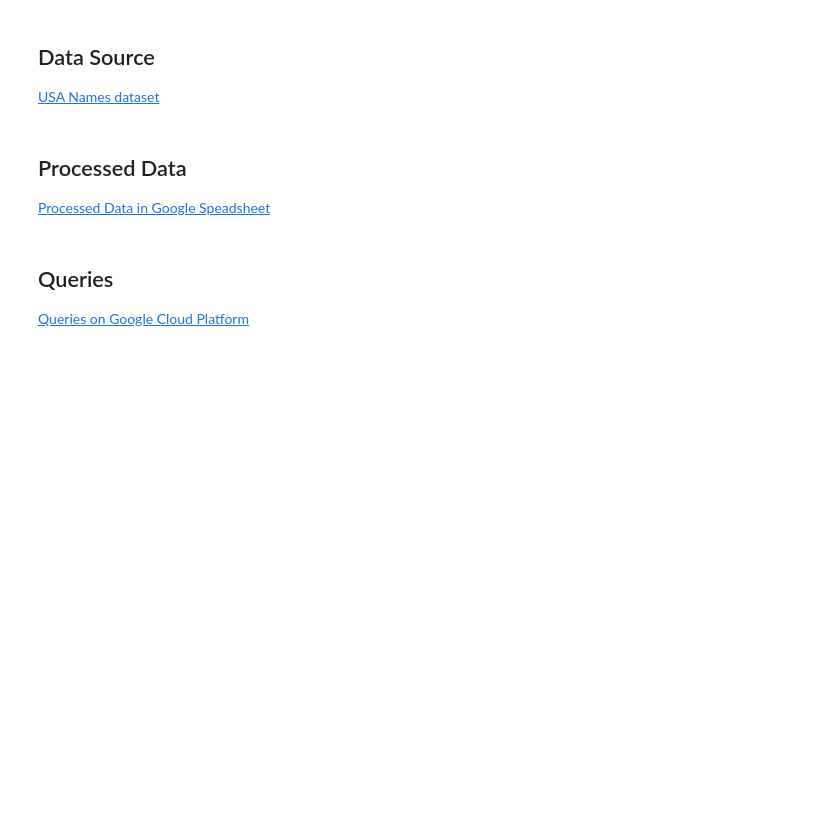
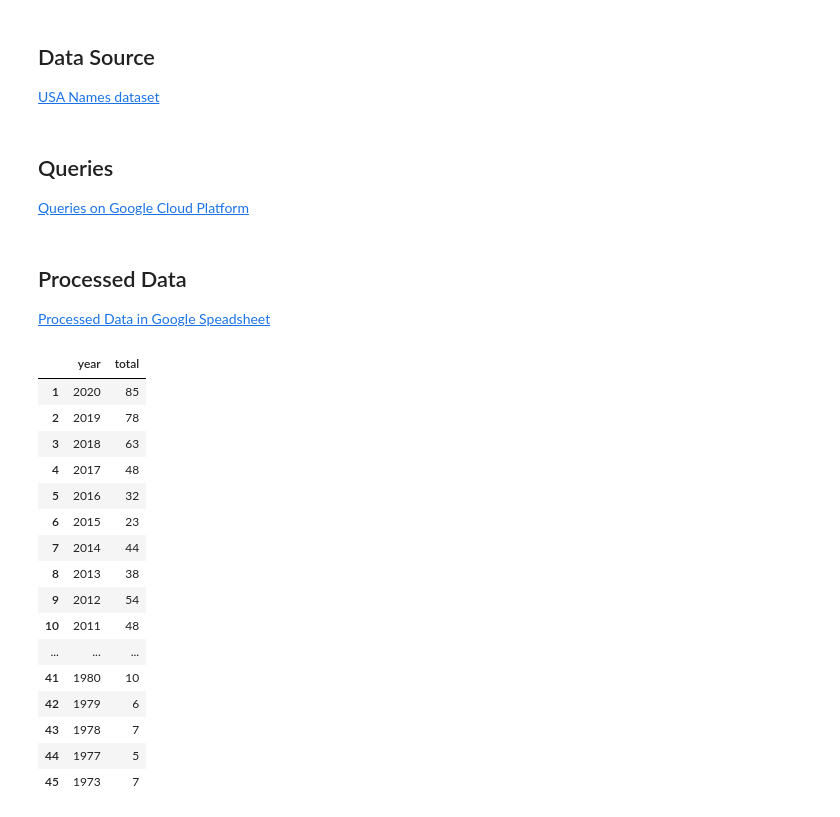
Before and after one commit to CeciChen0121/CeciChen0121, a Jupyter notebook: QTM250_Group6_HW_2.ipynb, the cells around one changed output. Cells and saved outputs as stored; diff of their text form; code cells hidden in the pictures; blank space fills up the shorter version.

```diff
--- a/QTM250_Group6_HW_2.ipynb
+++ b/QTM250_Group6_HW_2.ipynb
@@ -7,11 +21,49 @@
 # %% [markdown]
 ## Data Source
 [USA Names dataset](https://console.cloud.google.com/marketplace/details/social-security-administration/us-names?project=atomic-affinity-342015)
+# %% [markdown]
+## Queries
+[Queries on Google Cloud Platform](https://console.cloud.google.com/bigquery?sq=593842312333:7ff96f31724048fabe8f59a8919e1ff3)
 # %% [markdown]
 ## Processed Data
 
 [Processed Data in Google Speadsheet](https://docs.google.com/spreadsheets/d/1qT1xHLwDSnTf2vYtgLLgNaFYDD3bnLJrCvBtorMt3iY/edit?usp=sharing)
-# %% [markdown]
-## Queries
-[Queries on Google Cloud Platform](https://console.cloud.google.com/bigquery?sq=593842312333:7ff96f31724048fabe8f59a8919e1ff3)
+# %%
+#importing authorization
+from google.colab import auth
+auth.authenticate_user()
+#importing google spreadsheet
+import gspread
+from oauth2client.client import GoogleCredentials
+#giving authorization to application
+gc = gspread.authorize(GoogleCredentials.get_application_default())
+#Matplotlib (a powerful Python library for data visualization), and Pandas (the number one Python library for data manipulation and analysis)
+import pandas as pd
+import matplotlib.pyplot as plt
+#bringing in spreadsheet data
+sp = gc.open_by_url('https://docs.google.com/spreadsheets/d/1qT1xHLwDSnTf2vYtgLLgNaFYDD3bnLJrCvBtorMt3iY/edit#gid=2109376705')
+sheet = sp.worksheet('results-20220315-215520')
+data = sheet.get_all_values()
+df = pd.DataFrame(data)
+df.columns = df.iloc[0]
+df = df.iloc[1:]
+df
+# %% [output]
+|  | year | total |
+| 1 | 2020 | 85 |
+| 2 | 2019 | 78 |
+| 3 | 2018 | 63 |
+| 4 | 2017 | 48 |
+| 5 | 2016 | 32 |
+| 6 | 2015 | 23 |
+| 7 | 2014 | 44 |
+| 8 | 2013 | 38 |
+| 9 | 2012 | 54 |
+| 10 | 2011 | 48 |
+| ... | ... | ... |
+| 41 | 1980 | 10 |
+| 42 | 1979 | 6 |
+| 43 | 1978 | 7 |
+| 44 | 1977 | 5 |
+| 45 | 1973 | 7 |
 # %% [markdown]
```
Also changed, not shown: parts of 8 cells of this notebook.
